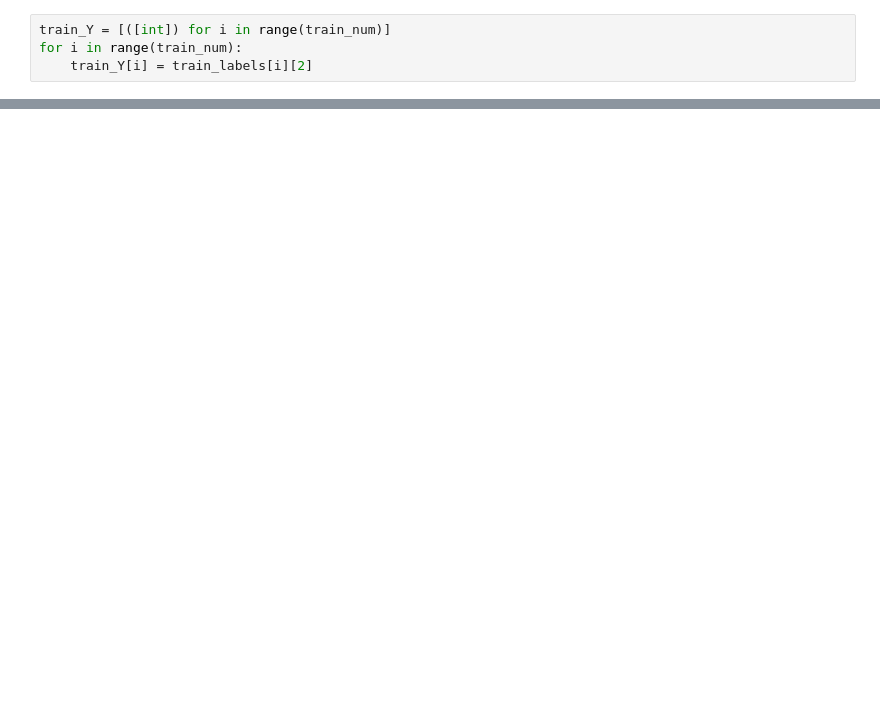
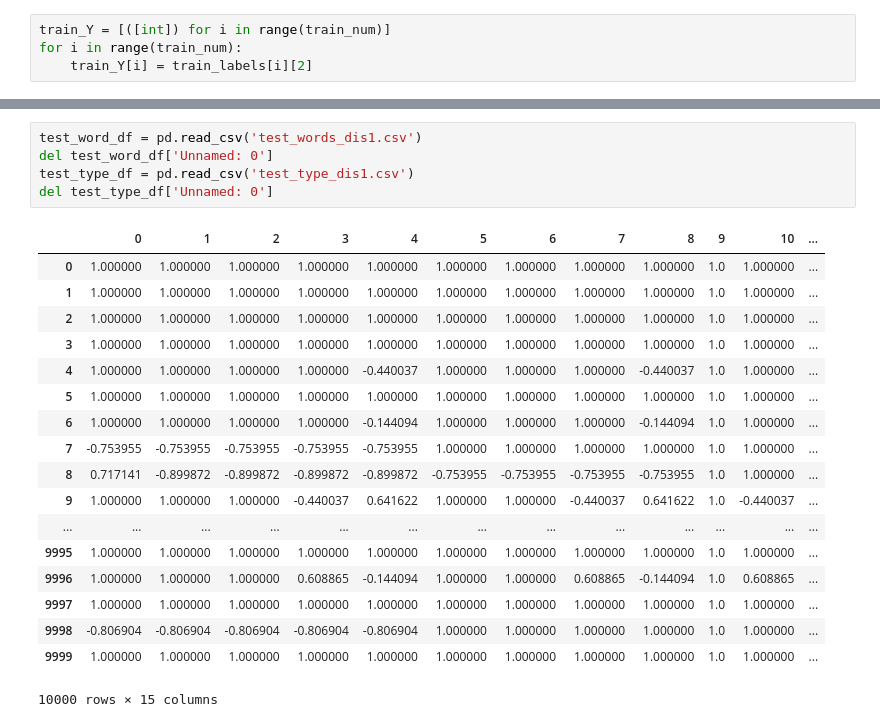
Before and after one commit to JXYZM/Chinese-Coordinate-Structure-Regcognization, a Jupyter notebook: Load_Data.ipynb, the cells around one changed output, grey strips where cells are left out. Drawn from its saved outputs; the diff is of its cells as text; blank space fills up the shorter version.

```diff
--- a/Load_Data.ipynb
+++ b/Load_Data.ipynb
@@ -202,0 +508,24 @@ array([1, 0])
+# %%
+test_word_df = pd.read_csv('test_words_dis1.csv')
+del test_word_df['Unnamed: 0']
+test_type_df = pd.read_csv('test_type_dis1.csv')
+del test_type_df['Unnamed: 0']
+# %% [output]
+|  | 0 | 1 | 2 | 3 | 4 | 5 | 6 | 7 | 8 | 9 | 10 | ... |
+| 0 | 1.000000 | 1.000000 | 1.000000 | 1.000000 | 1.000000 | 1.000000 | 1.000000 | 1.000000 | 1.000000 | 1.0 | 1.000000 | ... |
+| 1 | 1.000000 | 1.000000 | 1.000000 | 1.000000 | 1.000000 | 1.000000 | 1.000000 | 1.000000 | 1.000000 | 1.0 | 1.000000 | ... |
+| 2 | 1.000000 | 1.000000 | 1.000000 | 1.000000 | 1.000000 | 1.000000 | 1.000000 | 1.000000 | 1.000000 | 1.0 | 1.000000 | ... |
+| 3 | 1.000000 | 1.000000 | 1.000000 | 1.000000 | 1.000000 | 1.000000 | 1.000000 | 1.000000 | 1.000000 | 1.0 | 1.000000 | ... |
+| 4 | 1.000000 | 1.000000 | 1.000000 | 1.000000 | -0.440037 | 1.000000 | 1.000000 | 1.000000 | -0.440037 | 1.0 | 1.000000 | ... |
+| 5 | 1.000000 | 1.000000 | 1.000000 | 1.000000 | 1.000000 | 1.000000 | 1.000000 | 1.000000 | 1.000000 | 1.0 | 1.000000 | ... |
+| 6 | 1.000000 | 1.000000 | 1.000000 | 1.000000 | -0.144094 | 1.000000 | 1.000000 | 1.000000 | -0.144094 | 1.0 | 1.000000 | ... |
+| 7 | -0.753955 | -0.753955 | -0.753955 | -0.753955 | -0.753955 | 1.000000 | 1.000000 | 1.000000 | 1.000000 | 1.0 | 1.000000 | ... |
+| 8 | 0.717141 | -0.899872 | -0.899872 | -0.899872 | -0.899872 | -0.753955 | -0.753955 | -0.753955 | -0.753955 | 1.0 | 1.000000 | ... |
+| 9 | 1.000000 | 1.000000 | 1.000000 | -0.440037 | 0.641622 | 1.000000 | 1.000000 | -0.440037 | 0.641622 | 1.0 | -0.440037 | ... |
+| ... | ... | ... | ... | ... | ... | ... | ... | ... | ... | ... | ... | ... |
+| 9995 | 1.000000 | 1.000000 | 1.000000 | 1.000000 | 1.000000 | 1.000000 | 1.000000 | 1.000000 | 1.000000 | 1.0 | 1.000000 | ... |
+| 9996 | 1.000000 | 1.000000 | 1.000000 | 0.608865 | -0.144094 | 1.000000 | 1.000000 | 0.608865 | -0.144094 | 1.0 | 0.608865 | ... |
+| 9997 | 1.000000 | 1.000000 | 1.000000 | 1.000000 | 1.000000 | 1.000000 | 1.000000 | 1.000000 | 1.000000 | 1.0 | 1.000000 | ... |
+| 9998 | -0.806904 | -0.806904 | -0.806904 | -0.806904 | -0.806904 | 1.000000 | 1.000000 | 1.000000 | 1.000000 | 1.0 | 1.000000 | ... |
+| 9999 | 1.000000 | 1.000000 | 1.000000 | 1.000000 | 1.000000 | 1.000000 | 1.000000 | 1.000000 | 1.000000 | 1.0 | 1.000000 | ... |
+10000 rows × 15 columns
```
Also changed, not shown: parts of 27 cells of this notebook.
